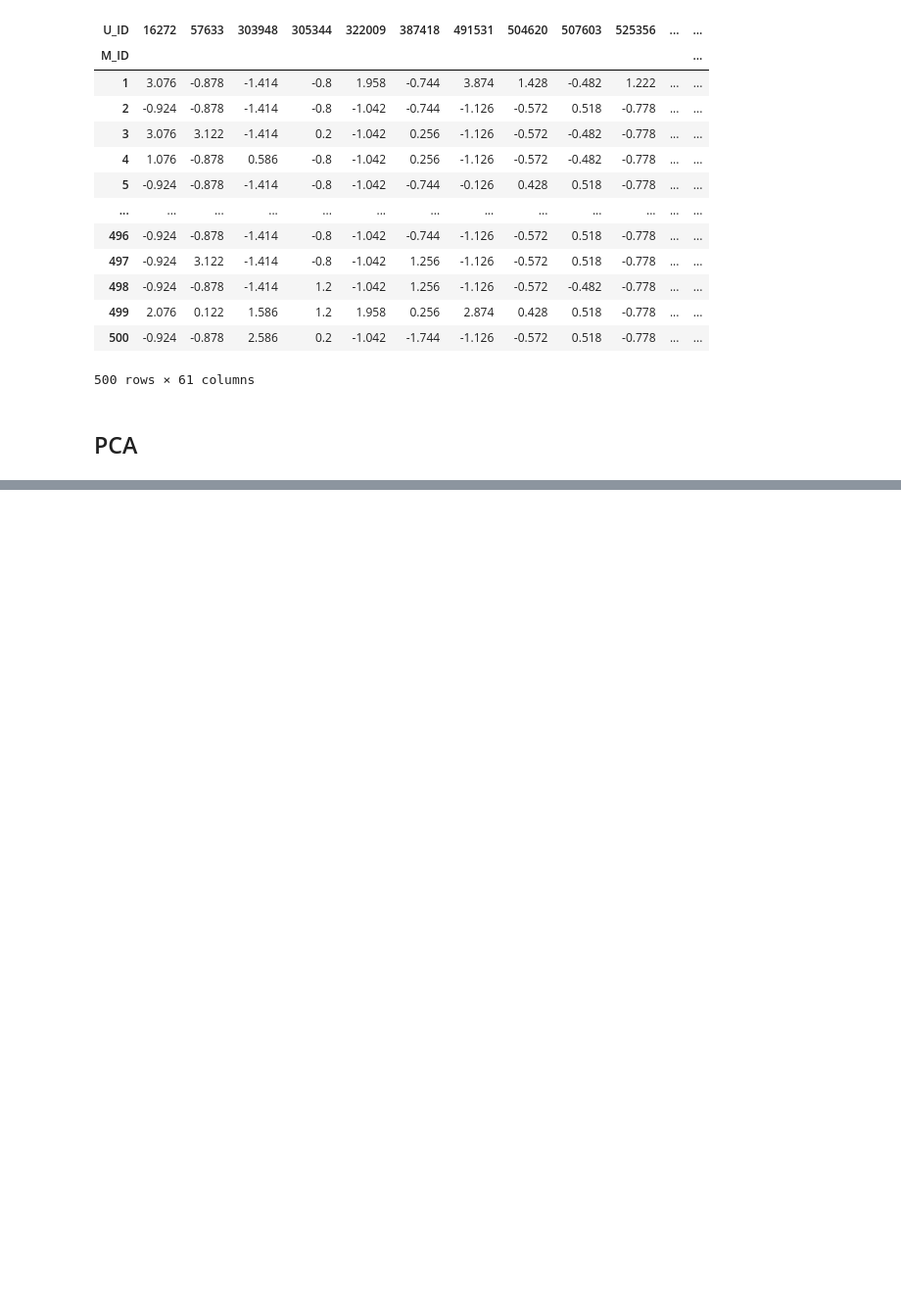
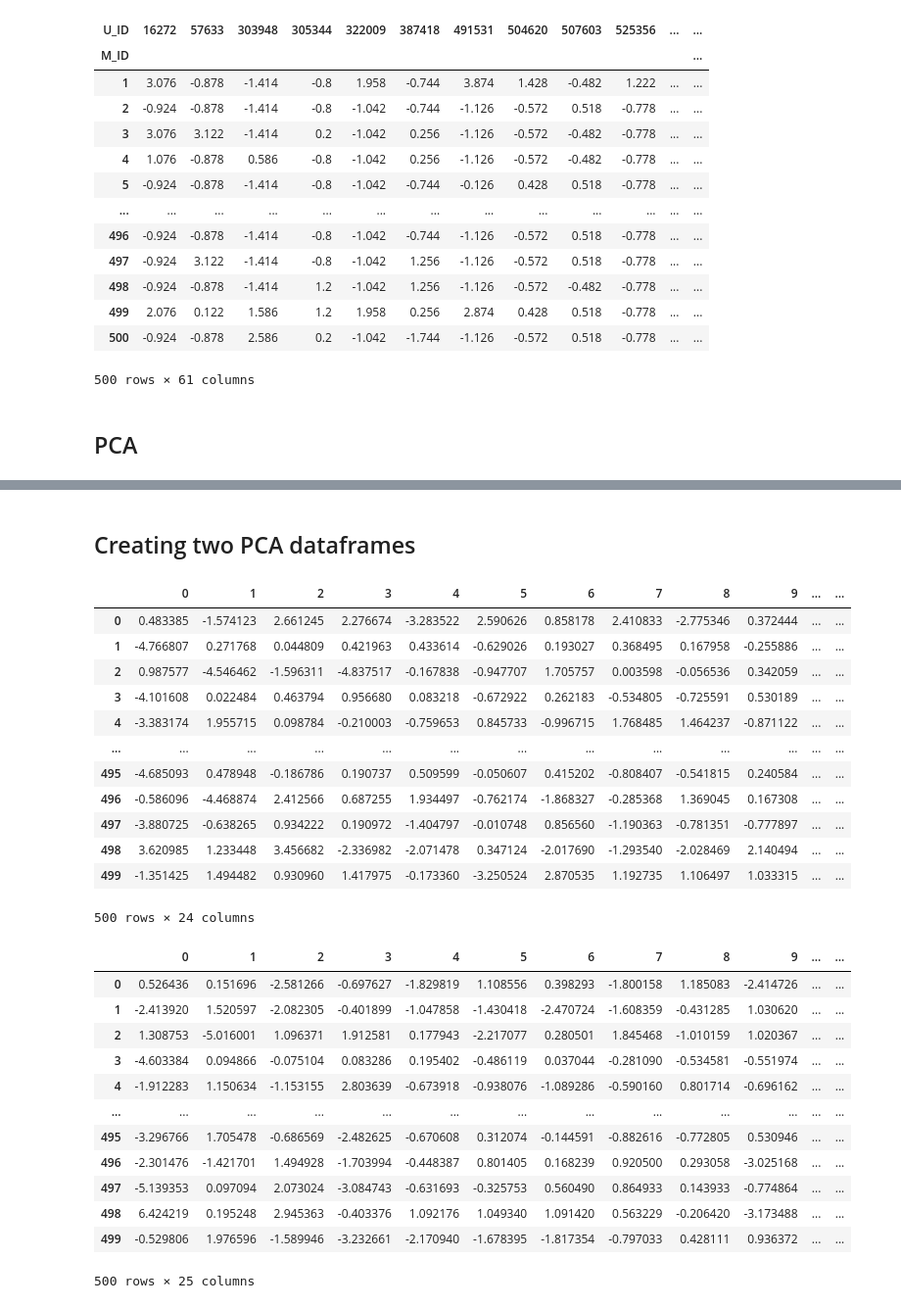
Before and after one commit to LeniaMalki/DistributedDataCompressionProject, a Jupyter notebook: DataProcessor .ipynb, the cells around one changed output, grey strips where cells are left out. Shown at 98% size. Cells and saved outputs as stored; diff of their text form; code cells hidden in the pictures; blank space fills up the shorter version.

```diff
--- a/DataProcessor .ipynb
+++ b/DataProcessor .ipynb
@@ -202,0 +147,72 @@ print(dist_matrix)
+# %%
+def do_PCA(datadrame):
+    # Normalisation
+    normalized_PCA_df = datadrame - datadrame.mean(axis=0)
+
+    # compute the covariance matrix of the standardized data
+    covariance_matrix = np.cov(normalized_PCA_df.T)
+
+    # compute the eigenvectors and eigenvalues of the covariance matrix
+    eigenvalues, eigenvectors = np.linalg.eig(covariance_matrix)
+
+    # sort the eigenvalues in descending order
+    sorted_indices = np.argsort(eigenvalues)[::-1]
+    sorted_eigenvalues = eigenvalues[sorted_indices]
+    sorted_eigenvectors = eigenvectors[:, sorted_indices]
+
+    # select the principal components to keep
+    total_variance = np.sum(sorted_eigenvalues)
+    variance_explained = sorted_eigenvalues / total_variance
+    cumulative_variance = np.cumsum(variance_explained)
+
+    # keep the principal components that explain 95% of the variance
+    num_components = np.argmax(cumulative_variance >= 0.95) + 1
+    #num_components = normalized_PCA_df.shape[1]
+    principal_components = sorted_eigenvectors[:, :num_components]
+
+    # project the data onto the selected principal components
+    transformed_data = np.dot(normalized_PCA_df, principal_components)
+
+    return pd.DataFrame(transformed_data)
+# %% [markdown]
+## Creating two PCA dataframes
+# %%
+# Calculate the midpoint for column splitting
+midpoint = len(PCA_df.columns) // 2
+
+# Split the dataframe into two halves
+df1 = PCA_df.iloc[:, :midpoint]  # First half of columns
+df2 = PCA_df.iloc[:, midpoint:]  # Second half of columns
+
+PCA_df_1 = do_PCA(df1)
+PCA_df_2 = do_PCA(df2)
+
+display(PCA_df_1)
+display(PCA_df_2)
+# %% [output]
+|  | 0 | 1 | 2 | 3 | 4 | 5 | 6 | 7 | 8 | 9 | ... | ... |
+| 0 | 0.483385 | -1.574123 | 2.661245 | 2.276674 | -3.283522 | 2.590626 | 0.858178 | 2.410833 | -2.775346 | 0.372444 | ... | ... |
+| 1 | -4.766807 | 0.271768 | 0.044809 | 0.421963 | 0.433614 | -0.629026 | 0.193027 | 0.368495 | 0.167958 | -0.255886 | ... | ... |
+| 2 | 0.987577 | -4.546462 | -1.596311 | -4.837517 | -0.167838 | -0.947707 | 1.705757 | 0.003598 | -0.056536 | 0.342059 | ... | ... |
+| 3 | -4.101608 | 0.022484 | 0.463794 | 0.956680 | 0.083218 | -0.672922 | 0.262183 | -0.534805 | -0.725591 | 0.530189 | ... | ... |
+| 4 | -3.383174 | 1.955715 | 0.098784 | -0.210003 | -0.759653 | 0.845733 | -0.996715 | 1.768485 | 1.464237 | -0.871122 | ... | ... |
+| ... | ... | ... | ... | ... | ... | ... | ... | ... | ... | ... | ... | ... |
+| 495 | -4.685093 | 0.478948 | -0.186786 | 0.190737 | 0.509599 | -0.050607 | 0.415202 | -0.808407 | -0.541815 | 0.240584 | ... | ... |
+| 496 | -0.586096 | -4.468874 | 2.412566 | 0.687255 | 1.934497 | -0.762174 | -1.868327 | -0.285368 | 1.369045 | 0.167308 | ... | ... |
+| 497 | -3.880725 | -0.638265 | 0.934222 | 0.190972 | -1.404797 | -0.010748 | 0.856560 | -1.190363 | -0.781351 | -0.777897 | ... | ... |
+| 498 | 3.620985 | 1.233448 | 3.456682 | -2.336982 | -2.071478 | 0.347124 | -2.017690 | -1.293540 | -2.028469 | 2.140494 | ... | ... |
+| 499 | -1.351425 | 1.494482 | 0.930960 | 1.417975 | -0.173360 | -3.250524 | 2.870535 | 1.192735 | 1.106497 | 1.033315 | ... | ... |
+500 rows × 24 columns
+|  | 0 | 1 | 2 | 3 | 4 | 5 | 6 | 7 | 8 | 9 | ... | ... |
+| 0 | 0.526436 | 0.151696 | -2.581266 | -0.697627 | -1.829819 | 1.108556 | 0.398293 | -1.800158 | 1.185083 | -2.414726 | ... | ... |
+| 1 | -2.413920 | 1.520597 | -2.082305 | -0.401899 | -1.047858 | -1.430418 | -2.470724 | -1.608359 | -0.431285 | 1.030620 | ... | ... |
+| 2 | 1.308753 | -5.016001 | 1.096371 | 1.912581 | 0.177943 | -2.217077 | 0.280501 | 1.845468 | -1.010159 | 1.020367 | ... | ... |
+| 3 | -4.603384 | 0.094866 | -0.075104 | 0.083286 | 0.195402 | -0.486119 | 0.037044 | -0.281090 | -0.534581 | -0.551974 | ... | ... |
+| 4 | -1.912283 | 1.150634 | -1.153155 | 2.803639 | -0.673918 | -0.938076 | -1.089286 | -0.590160 | 0.801714 | -0.696162 | ... | ... |
+| ... | ... | ... | ... | ... | ... | ... | ... | ... | ... | ... | ... | ... |
+| 495 | -3.296766 | 1.705478 | -0.686569 | -2.482625 | -0.670608 | 0.312074 | -0.144591 | -0.882616 | -0.772805 | 0.530946 | ... | ... |
+| 496 | -2.301476 | -1.421701 | 1.494928 | -1.703994 | -0.448387 | 0.801405 | 0.168239 | 0.920500 | 0.293058 | -3.025168 | ... | ... |
+| 497 | -5.139353 | 0.097094 | 2.073024 | -3.084743 | -0.631693 | -0.325753 | 0.560490 | 0.864933 | 0.143933 | -0.774864 | ... | ... |
+| 498 | 6.424219 | 0.195248 | 2.945363 | -0.403376 | 1.092176 | 1.049340 | 1.091420 | 0.563229 | -0.206420 | -3.173488 | ... | ... |
+| 499 | -0.529806 | 1.976596 | -1.589946 | -3.232661 | -2.170940 | -1.678395 | -1.817354 | -0.797033 | 0.428111 | 0.936372 | ... | ... |
+500 rows × 25 columns
```
Also changed, not shown: parts of 18 cells of this notebook.
